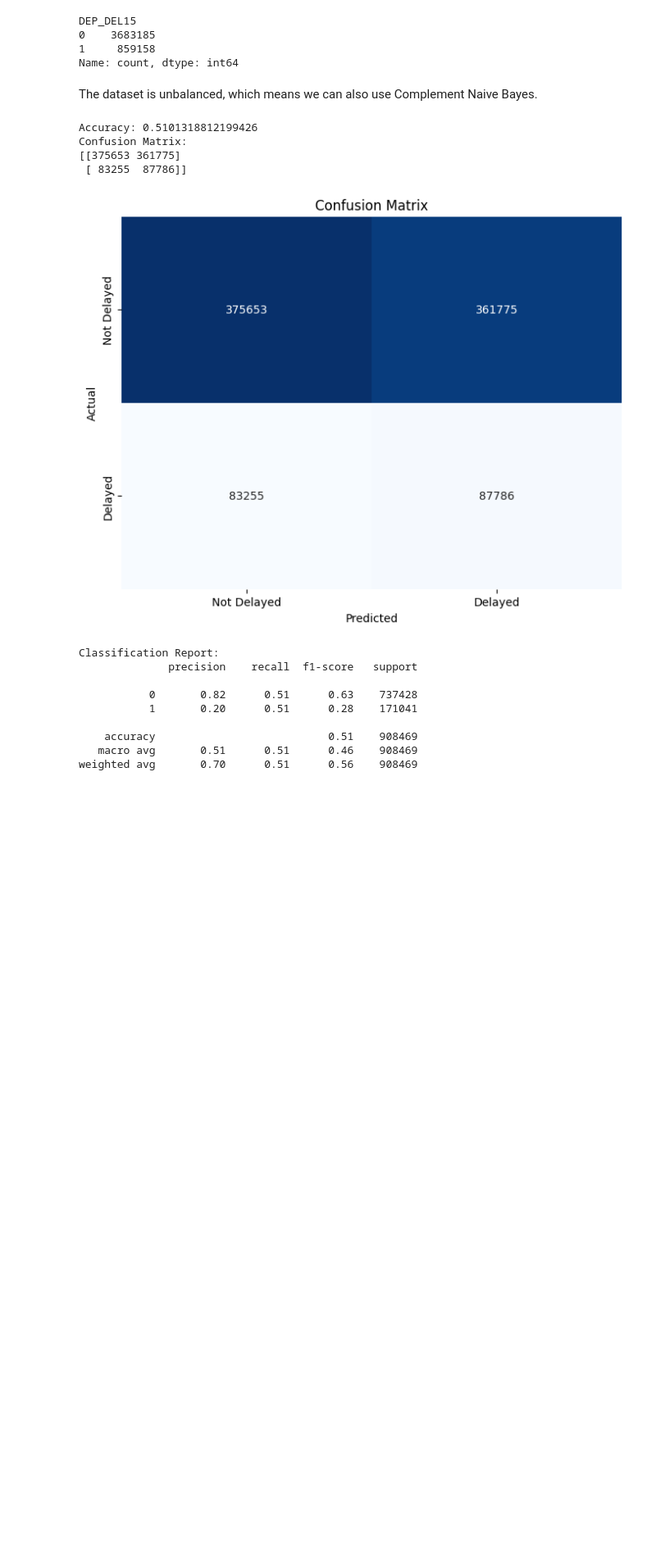
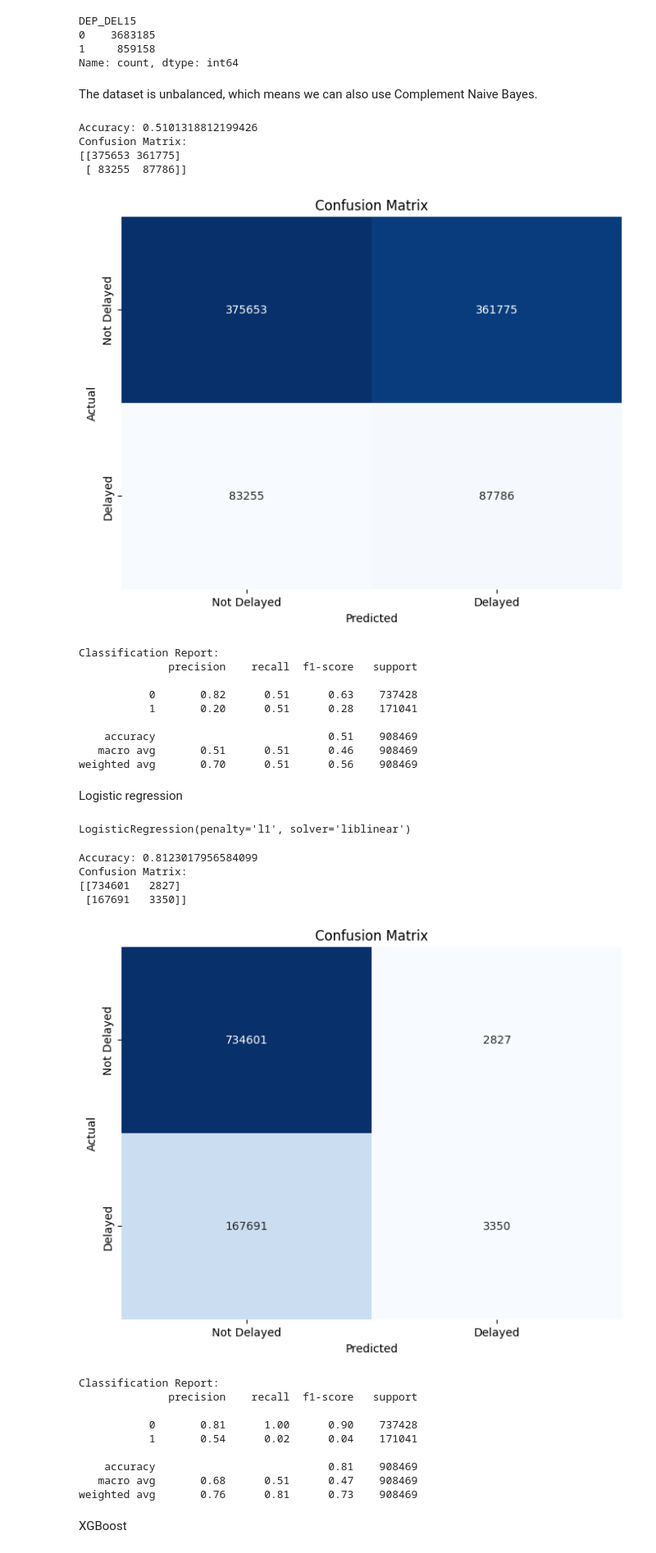
Before and after one commit to aghabekyanv3/flight_delay_prediction, a Jupyter notebook: model.ipynb, the cells around one changed output. Shown at 82% size. Cells and saved outputs as stored; diff of their text form; code cells hidden in the pictures; blank space fills up the shorter version.

Commit message:
added logistic regression

```diff
--- a/model.ipynb
+++ b/model.ipynb
@@ -217,3 +221,5 @@ Classification Report:
     accuracy                           0.51    908469
    macro avg       0.51      0.51      0.46    908469
 weighted avg       0.70      0.51      0.56    908469
+# %% [markdown]
+Logistic regression
@@ -219,0 +231,64 @@ weighted avg       0.70      0.51      0.56    908469
+# %%
+warnings.filterwarnings('ignore')
+parameters = {
+    'penalty' : ['l1','l2'],
+    'C'       : np.logspace(-3,3,7),
+    'solver'  : ['newton-cg', 'lbfgs', 'liblinear']}
+
+logreg = LogisticRegression(penalty='l1',solver='liblinear')
+logreg.fit(X_train_log,y_train)
+# clf = GridSearchCV(logreg,
+#                    param_grid = parameters,
+#                    scoring='accuracy',
+#                    cv=10)
+# clf.fit(X_train_log,y_train)
+
+# best_params = clf.best_params_
+
+# best_logreg_classifier = logreg(**best_params)
+# #uses (**) syntax to unpack the best_params dictionary and pass its contents as keyword arguments
+# best_logreg_classifier.fit(X_test_log,y_train)
+# %% [output]
+LogisticRegression(penalty='l1', solver='liblinear')
+# %%
+y_pred_log = logreg.predict(X_test_log)
+
+# Evaluate the model
+accuracy = accuracy_score(y_test, y_pred_log)
+print(f"Accuracy: {accuracy}")
+
+conf_matrix3 = confusion_matrix(y_test, y_pred_log)
+
+# display the confusion matrix
+print("Confusion Matrix:")
+print(conf_matrix3)
+
+# visualize the confusion matrix using a heatmap
+plt.figure(figsize=(8, 6))
+sns.heatmap(conf_matrix3, annot=True, fmt='d', cmap='Blues', cbar=False,
+            xticklabels=['Not Delayed', 'Delayed'], yticklabels=['Not Delayed', 'Delayed'])
+plt.title('Confusion Matrix')
+plt.xlabel('Predicted')
+plt.ylabel('Actual')
+plt.show()
+
+# Display classification report
+print("\nClassification Report:")
+print(classification_report(y_test, y_pred_log))
+# %% [output]
+Accuracy: 0.8123017956584099
+Confusion Matrix:
+[[734601   2827]
+ [167691   3350]]
+[figure, added]
+Classification Report:
+              precision    recall  f1-score   support
+
+           0       0.81      1.00      0.90    737428
+           1       0.54      0.02      0.04    171041
+
+    accuracy                           0.81    908469
+   macro avg       0.68      0.51      0.47    908469
+weighted avg       0.76      0.81      0.73    908469
+# %% [markdown]
+XGBoost
```
Also changed, not shown: parts of 2 cells of this notebook.
